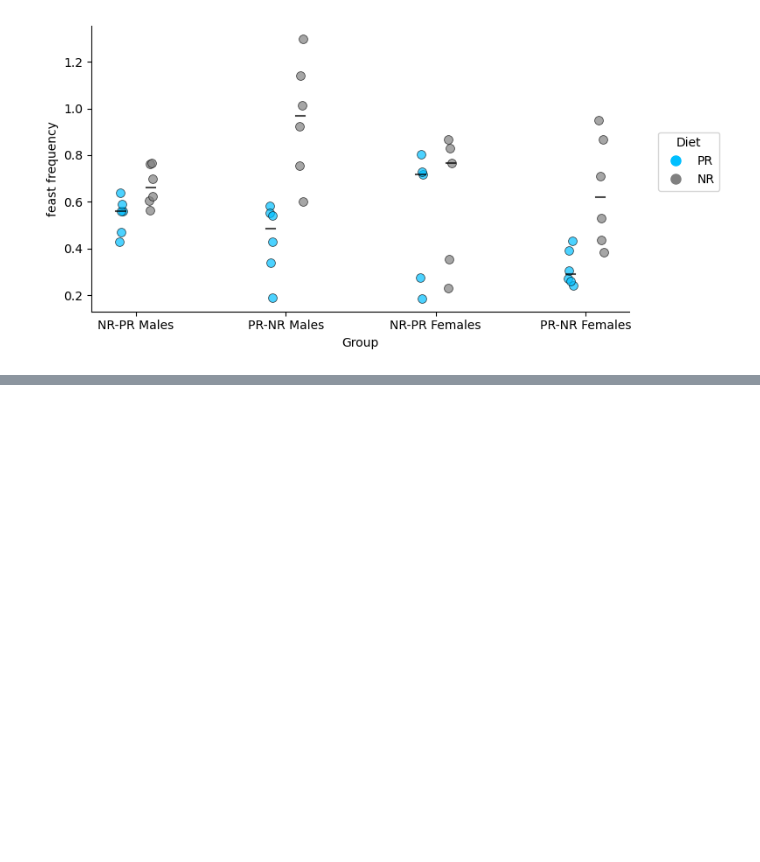
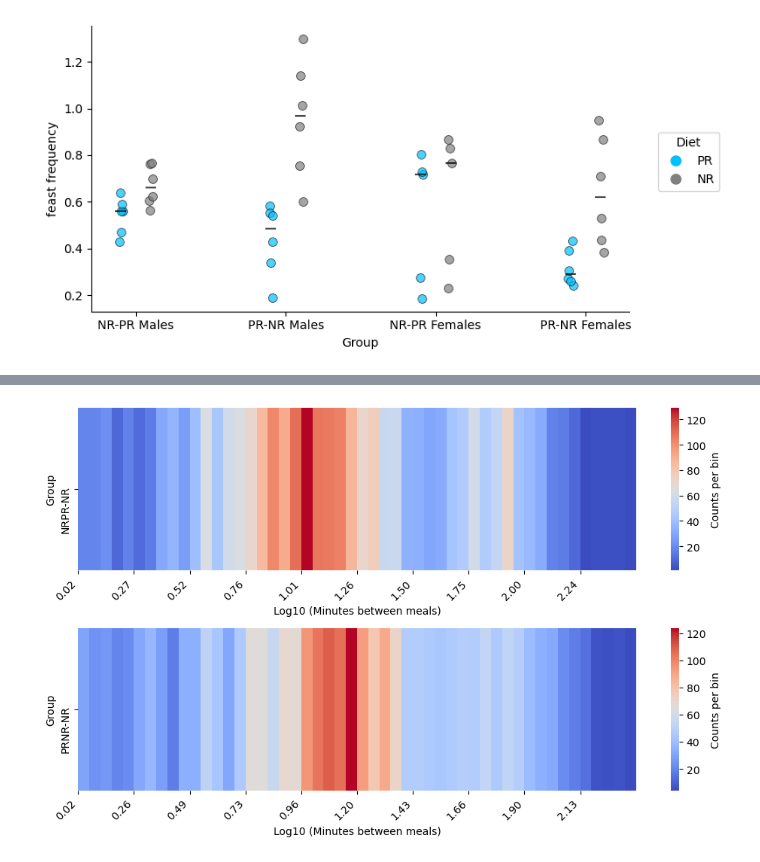
Before and after one commit to Htbibalan/FEDProtein, a Jupyter notebook: notebooks/FEDPROTEIN_NEW_MEAL_PLOTTING_UPDATE_V1.ipynb, the cells around one changed output, grey strips where cells are left out. Saved outputs shown, nothing was run; the diff lists cells and outputs as text; code cells hidden in the pictures; blank space fills up the shorter version.

```diff
--- a/notebooks/FEDPROTEIN_NEW_MEAL_PLOTTING_UPDATE_V1.ipynb
+++ b/notebooks/FEDPROTEIN_NEW_MEAL_PLOTTING_UPDATE_V1.ipynb
@@ -1671,0 +2126,80 @@ plt.show()
+# %%
+import numpy as np
+import seaborn as sns
+import matplotlib.pyplot as plt
+
+def intermeal_interval_heatmap(data, ax=None, label="NRPR-NR", bins=50, tick_step=5, **kwargs):
+    """
+    FED3 Viz: Create a heatmap of intermeal intervals for a single group, with X-axis binned.
+
+    Parameters
+    ----------
+    data : list
+        List contains IMI data for a group (e.g., NRPR-NR).
+    ax : matplotlib.axes.Axes, optional
+        Axes to plot on, a new Figure and Axes are created if not passed.
+    label : str, optional
+        Label for the dataset (group), by default "NRPR-NR"
+    bins : int, optional
+        Number of bins for grouping IMIs on the X-axis, by default 50.
+    tick_step : int, optional
+        Step size for the x-axis ticks to avoid overcrowding, by default 5.
+
+    Returns
+    -------
+    ax : matplotlib.axes.Axes
+    """
+
+    if ax is None:
+        fig, ax = plt.subplots()
+
+    # Flatten and log-transform the data
+    flattened = tp.flatten_list(data)
+    log_transformed = [np.log10(val * 60) for val in flattened if val > 0]
+
+    # Bin the data into specified number of bins
+    hist, bin_edges = np.histogram(log_transformed, bins=bins)
+
+    # Create a 2D array from the histogram data
+    data_matrix = np.array([hist])  # Single-row matrix
+
+    # Create the heatmap
+    sns.heatmap(data_matrix, ax=ax, cmap="coolwarm", cbar_kws={'label': 'Counts per bin'}, **kwargs)
+
+    # Set labels
+    ax.set_yticks([0.5])
+    ax.set_yticklabels([label])
+    ax.set_xlabel('Log10 (Minutes between meals)')
+    ax.set_ylabel('Group')
+
+    # Set X-axis labels as bin centers
+    bin_centers = 0.5 * (bin_edges[:-1] + bin_edges[1:])
+
+    # Only show every nth tick to avoid label overlap
+    ax.set_xticks(np.arange(0, len(bin_centers), tick_step))
+    ax.set_xticklabels([f"{center:.2f}" for center in bin_centers[::tick_step]], rotation=45, ha='right')
+
+    # Adjust the plot to prevent label overlapping
+    plt.tight_layout()
+
+    return ax
+
+
+# Fetching the data for the NRPR_NR group and the PRNR_NR group for IMI
+nrpr_male_selector = {"order": 1, "sex": "M"}
+prnr_male_selector = {"order": 2, "sex": "M"}
+
+IMIs_m_nrpr_nr = get_data_fields(mice, ["nr_imi"], nrpr_male_selector)
+IMIs_m_prnr_nr = get_data_fields(mice, ["nr_imi"], prnr_male_selector)
+
+# Creating subplots for both groups
+fig, axs = plt.subplots(2, 1, figsize=(10, 6))
+
+# Plotting the heatmap for NRPR_NR IMI
+intermeal_interval_heatmap(IMIs_m_nrpr_nr, ax=axs[0], label="NRPR-NR", bins=50, tick_step=5)
+
+# Plotting the heatmap for PRNR_NR IMI
+intermeal_interval_heatmap(IMIs_m_prnr_nr, ax=axs[1], label="PRNR-NR", bins=50, tick_step=5)
+
+plt.show()
+# %% [output]
@@ -1671,0 +2208 @@ plt.show()
+[figure, added]
```
Also changed, not shown: parts of 15 cells of this notebook.
